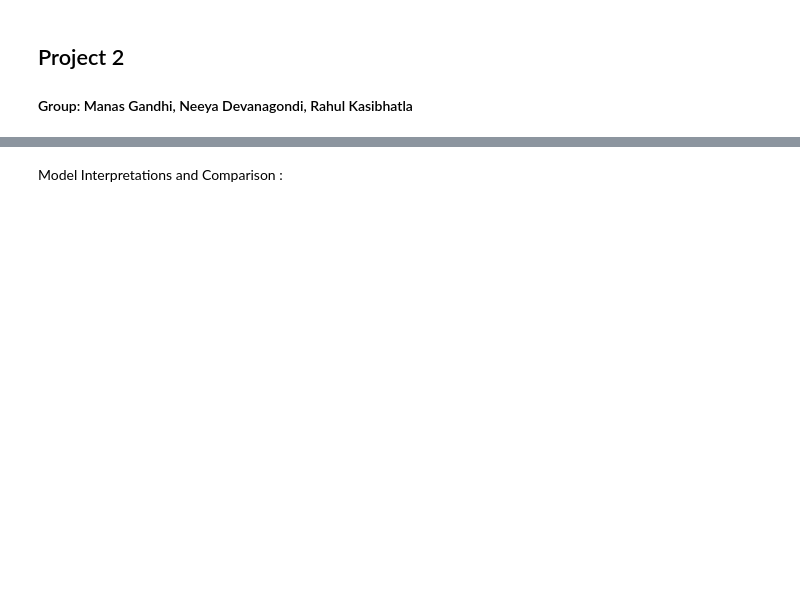
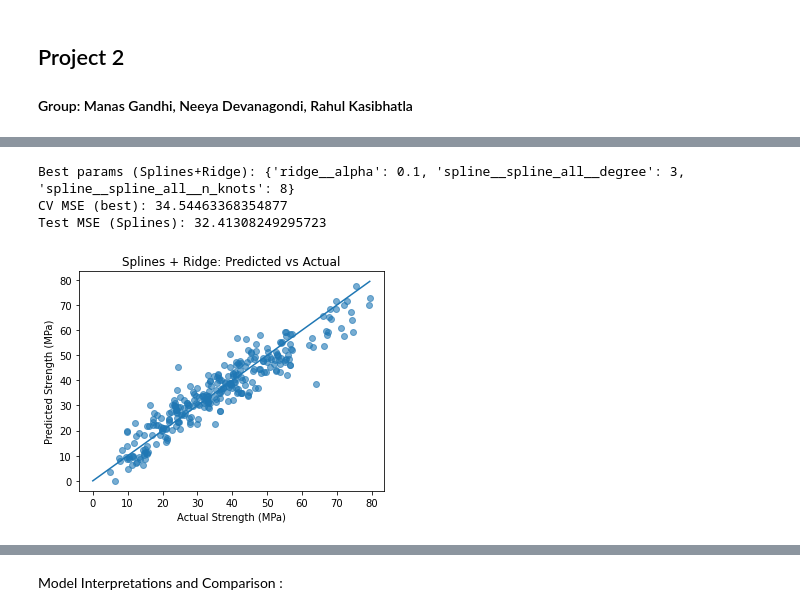
Before and after one commit to manaspgandhi/cs-598-psl, a Jupyter notebook: project2/project2.ipynb, the cells around one changed output, grey strips where cells are left out. Saved outputs shown, nothing was run; the diff lists cells and outputs as text; code cells hidden in the pictures; blank space fills up the shorter version.

Commit message:
all models done

```diff
--- a/project2/project2.ipynb
+++ b/project2/project2.ipynb
@@ -137,0 +216,65 @@ plt.show()
+# %%
+# Splines model
+from sklearn.preprocessing import SplineTransformer
+from sklearn.compose import ColumnTransformer
+from sklearn.linear_model import Ridge
+
+# Build a pipeline: Spline basis -> scale -> Ridge
+spline = SplineTransformer(extrapolation="linear", include_bias=False)
+
+# Apply splines to all predictors
+ct = ColumnTransformer(
+    transformers=[("spline_all", spline, X_train.columns)],
+    remainder="drop"
+)
+
+spline_pipe = Pipeline([
+    ("spline", ct),
+    ("scaler", StandardScaler(with_mean=False)),  # sparse-safe; SplineTransformer returns dense but this is fine
+    ("ridge", Ridge(random_state=598))
+])
+
+# Tune spline complexity and Ridge strength
+param_grid_spline = {
+    "spline__spline_all__n_knots": [4, 6, 8],    # more knots = more flexibility
+    "spline__spline_all__degree": [2, 3],        # quadratic or cubic splines
+    "ridge__alpha": [0.1, 1.0, 10.0, 100.0]
+}
+
+gs_spline = GridSearchCV(
+    estimator=spline_pipe,
+    param_grid=param_grid_spline,
+    scoring="neg_mean_squared_error",
+    cv=cv,
+    n_jobs=-1,
+    refit=True
+)
+
+gs_spline.fit(X_train, y_train)
+
+# Evaluate on test set
+y_pred_spline = gs_spline.best_estimator_.predict(X_test)
+mse_spline = mean_squared_error(y_test, y_pred_spline)
+
+print("Best params (Splines+Ridge):", gs_spline.best_params_)
+print("CV MSE (best):", -gs_spline.best_score_)
+print("Test MSE (Splines):", mse_spline)
+
+# Save to results list
+results.append(("Splines + Ridge", gs_spline.best_params_, float(mse_spline)))
+
+# Optional quick diagnostic
+plt.figure(figsize=(5,4))
+plt.scatter(y_test, y_pred_spline, alpha=0.6)
+plt.xlabel("Actual Strength (MPa)")
+plt.ylabel("Predicted Strength (MPa)")
+plt.title("Splines + Ridge: Predicted vs Actual")
+lims = [min(y_test.min(), y_pred_spline.min()), max(y_test.max(), y_pred_spline.max())]
+plt.plot(lims, lims)
+plt.tight_layout()
+plt.show()
+# %% [output]
+Best params (Splines+Ridge): {'ridge__alpha': 0.1, 'spline__spline_all__degree': 3, 'spline__spline_all__n_knots': 8}
+CV MSE (best): 34.54463368354877
+Test MSE (Splines): 32.41308249295723
+[figure, added]
```
Also changed, not shown: parts of 10 cells of this notebook, 1 other file.
